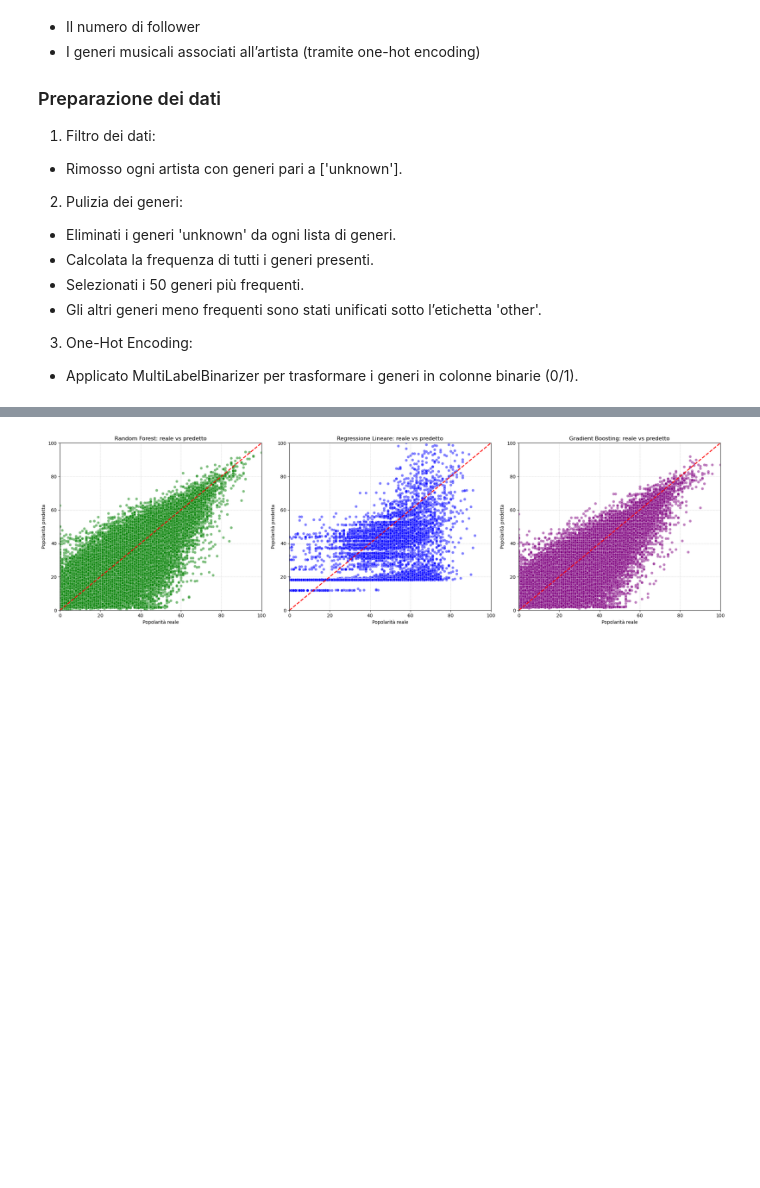
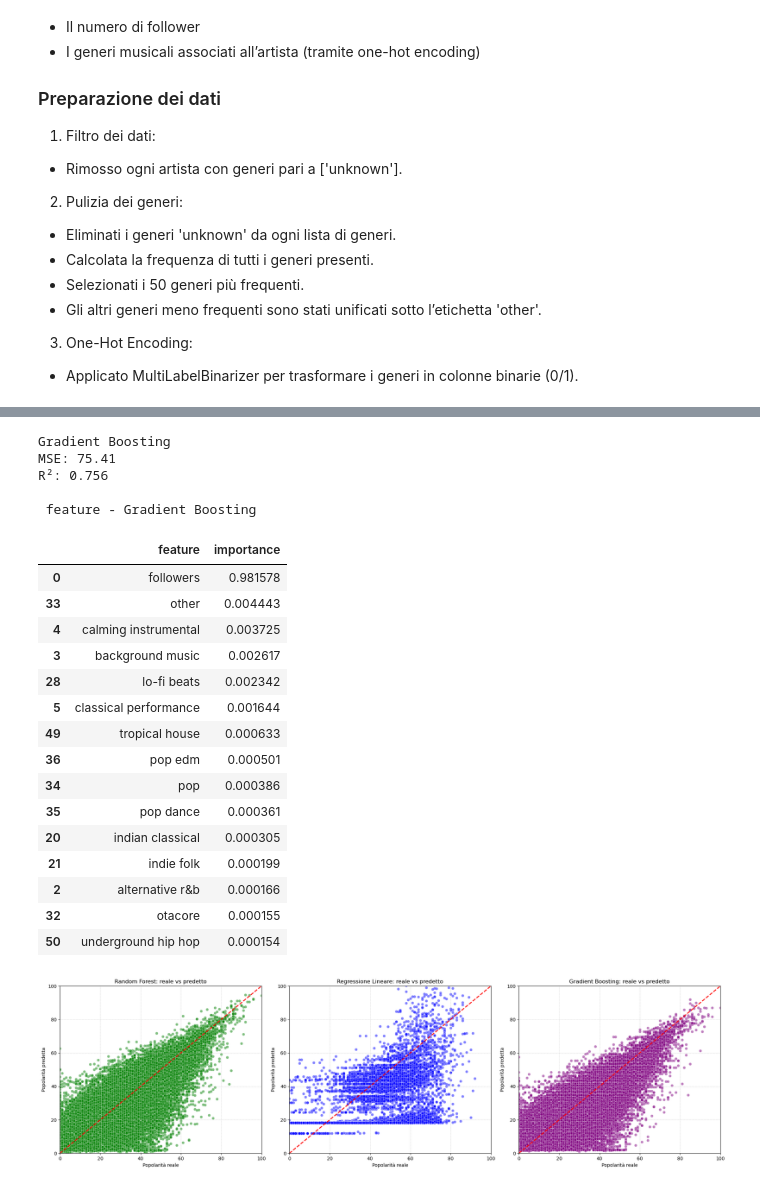
Before and after one commit to AmbroAle/data-intesive-project, a Jupyter notebook: SpotifyData.ipynb, the cells around one changed output, grey strips where cells are left out. Cells and saved outputs as stored; diff of their text form; code cells hidden in the pictures; blank space fills up the shorter version.

```diff
--- a/SpotifyData.ipynb
+++ b/SpotifyData.ipynb
@@ -774,3 +868,37 @@ R²: 0.756
+# %%
+gb = GradientBoostingRegressor(n_estimators=100, random_state=42)
+gb.fit(X_train, y_train)
+y_pred_gb = gb.predict(X_test)
+
+print("Gradient Boosting")
+print(f"MSE: {mean_squared_error(y_test, y_pred_gb):.2f}")
+print(f"R²: {r2_score(y_test, y_pred_gb):.3f}")
+
+gb_importance = get_feature_importance(gb, X.columns)
+print("\n feature - Gradient Boosting")
+display(gb_importance.head(15))
+# %% [output]
+Gradient Boosting
+MSE: 75.41
+R²: 0.756
+
+ feature - Gradient Boosting
+|  | feature | importance |
+| 0 | followers | 0.981578 |
+| 33 | other | 0.004443 |
+| 4 | calming instrumental | 0.003725 |
+| 3 | background music | 0.002617 |
+| 28 | lo-fi beats | 0.002342 |
+| 5 | classical performance | 0.001644 |
+| 49 | tropical house | 0.000633 |
+| 36 | pop edm | 0.000501 |
+| 34 | pop | 0.000386 |
+| 35 | pop dance | 0.000361 |
+| 20 | indian classical | 0.000305 |
+| 21 | indie folk | 0.000199 |
+| 2 | alternative r&b | 0.000166 |
+| 32 | otacore | 0.000155 |
+| 50 | underground hip hop | 0.000154 |
 # %%
 plt.figure(figsize=(21,6))
 
```
Also changed, not shown: parts of 11 cells of this notebook.
